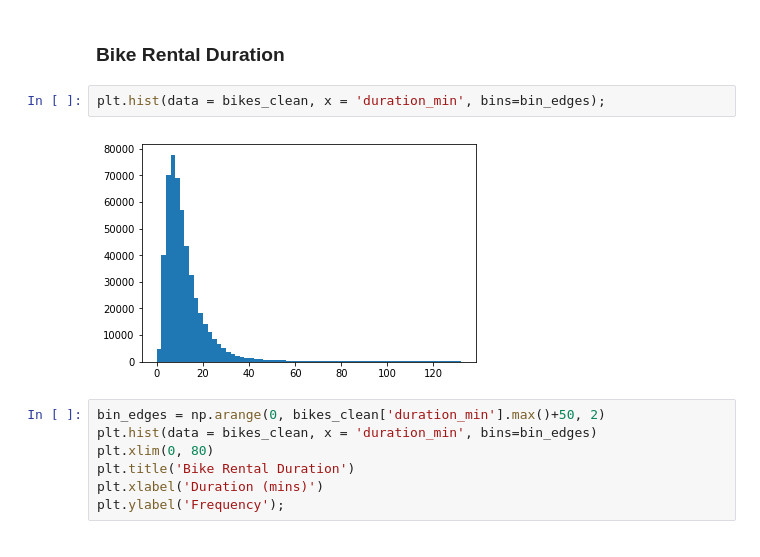
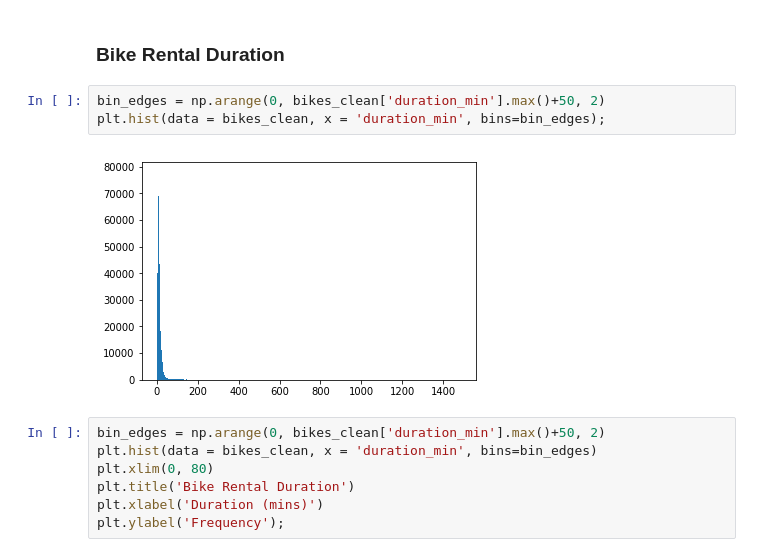
Before and after one commit to juliouribe/Visualizing_Bike_Data, a Jupyter notebook: Exploratory_Analysis.ipynb, the cells around one changed output. Drawn from its saved outputs; the diff is of its cells as text.

```diff
--- a/Exploratory_Analysis.ipynb
+++ b/Exploratory_Analysis.ipynb
@@ -112,9 +113,10 @@ bikes_clean.head()
 # %% [markdown]
 ### Bike Rental Duration
 # %%
+bin_edges = np.arange(0, bikes_clean['duration_min'].max()+50, 2)
 plt.hist(data = bikes_clean, x = 'duration_min', bins=bin_edges);
 # %% [output]
-[figure, old version]
+[figure, new version]
 # %%
 bin_edges = np.arange(0, bikes_clean['duration_min'].max()+50, 2)
 plt.hist(data = bikes_clean, x = 'duration_min', bins=bin_edges)
```
Also changed, not shown: parts of 16 cells of this notebook.
